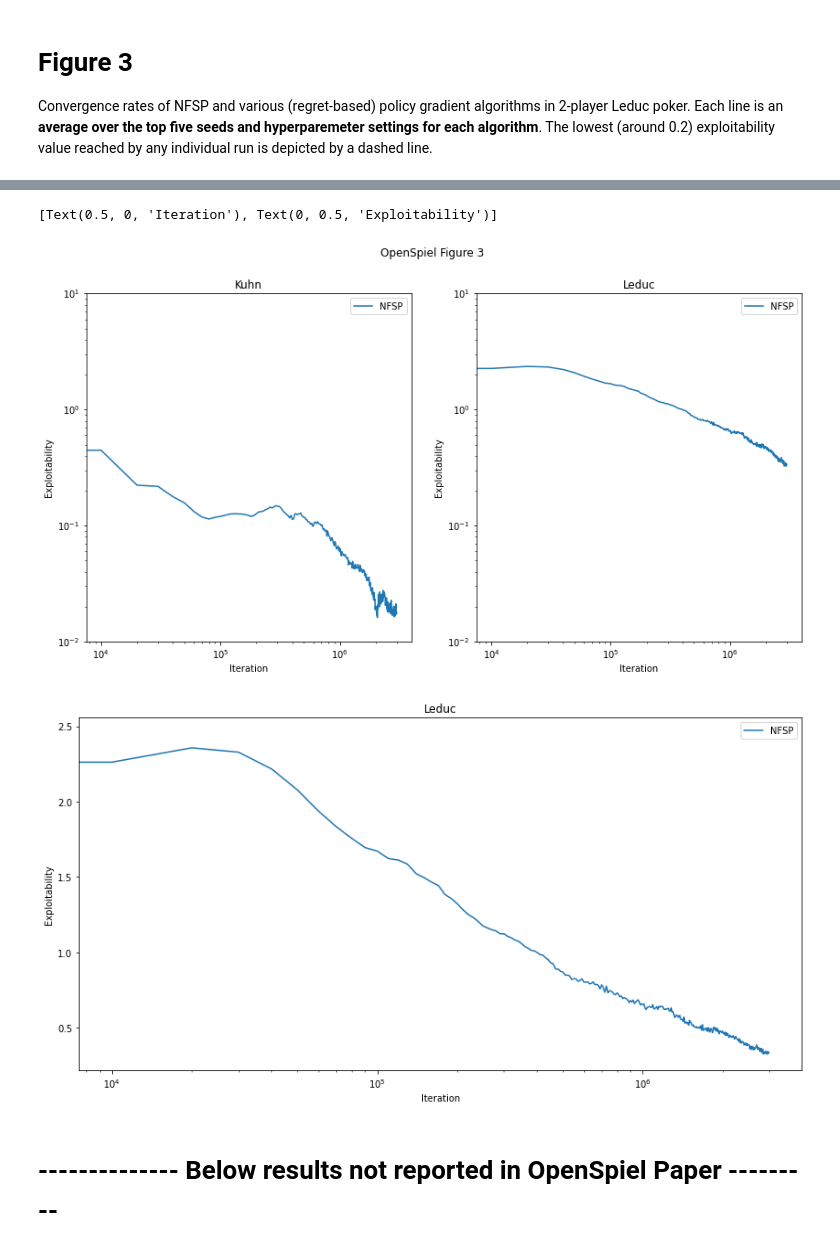
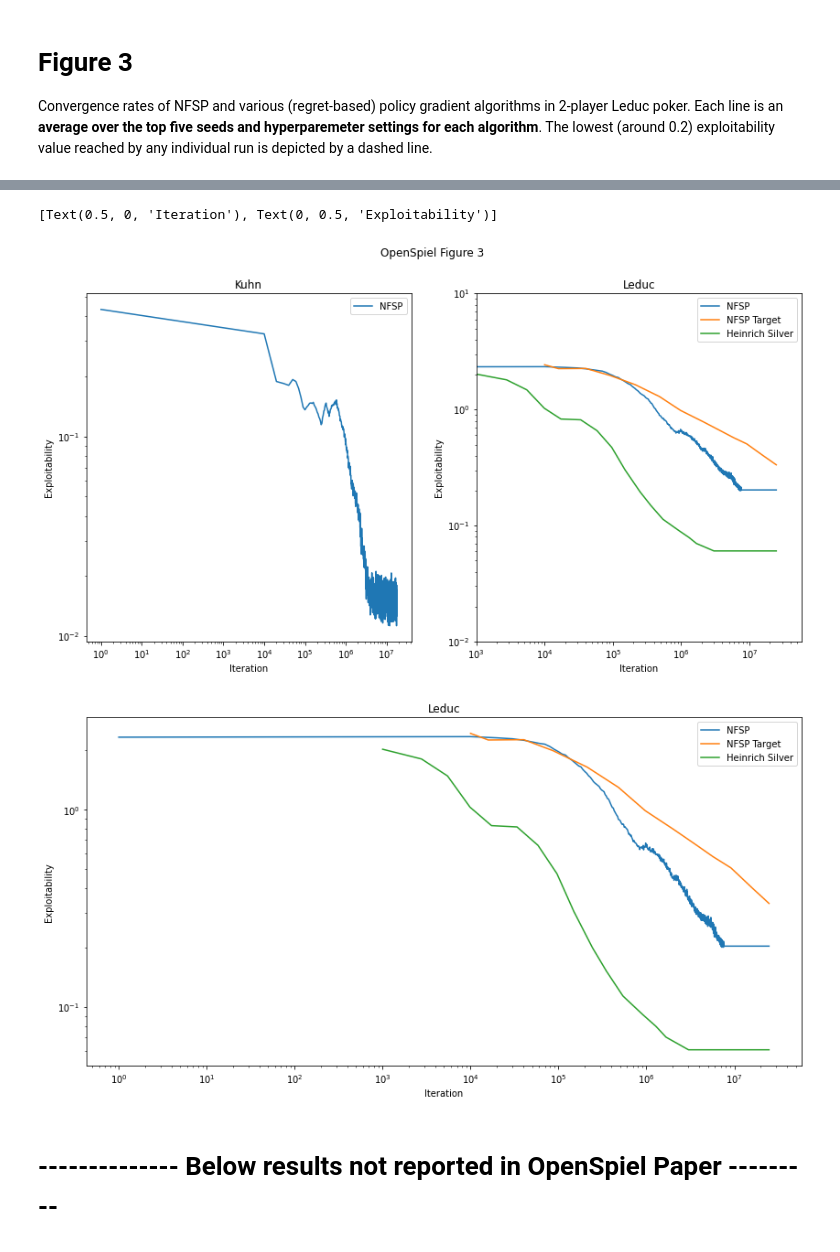
Before and after one commit to aicenter/openspiel_reproductions, a Jupyter notebook: benchmarks.ipynb, the cells around one changed output, grey strips where cells are left out. Cells and saved outputs as stored; diff of their text form; code cells hidden in the pictures.

```diff
--- a/benchmarks.ipynb
+++ b/benchmarks.ipynb
@@ -9,20 +7,20 @@ import matplotlib.pyplot as plt
 import pandas as pd
 import numpy as np
 # %%
-def load_batch(log_records):
+def load_batch(log_records, idx_offset=0):
     dat = pd.DataFrame()
     for path, label in log_records:
         d = pd.read_csv(path)
         d = d.set_index('iteration').rename(columns={'exploitability':label})
         dat = dat.join(d, how='outer')
+    dat.index += idx_offset
     return dat
 
 def log_interp(df, method="index"):
-    with np.errstate(divide='ignore', invalid='ignore'):
-        df.index = df.index.map(np.log)
-        df = df.apply(np.log)
+    df.index = df.index.map(np.log)
+    df = df.apply(np.log)
 
-    df = df.interpolate(method)
+    df = df.interpolate(method=method)
 
     df.index = df.index.map(np.exp)
     df = df.apply(np.exp)
@@ -99,33 +127,36 @@ Convergence rates of NFSP and various (regret-based) policy gradient algorithms
 # %%
 logx = True
 logy = True
 
-kuhn_logs = [("./logs/nfsp/nfsp_kuhn_0.csv", "NFSP")
+kuhn_logs = [("./logs/nfsp_kuhn_2.csv", "NFSP")
             ]
 
-leduc_logs = [("./logs/nfsp/nfsp_leduc_0.csv", "NFSP")
+leduc_logs = [("./logs/nfsp_leduc_1.csv", "NFSP"),
+              ("target_results/fig3_rcfr_leduc.csv", "NFSP Target"),
+              ("target_results/nfsp_heinrich_silver_leduc_128.csv", "Heinrich Silver")
             ]
 
-kuhn_dat = log_interp(load_batch(kuhn_logs))
-leduc_dat = log_interp(load_batch(leduc_logs))
+kuhn_dat = log_interp(load_batch(kuhn_logs, idx_offset=1)).dropna()
+leduc_dat = log_interp(load_batch(leduc_logs, idx_offset=1))
 
 fig, axes = plt.subplots(nrows=1, ncols=2, figsize=(14,7))
 fig.suptitle('OpenSpiel Figure 3')
 
 ax = kuhn_dat.plot(title="Kuhn", logx=logx, logy=logy, ax=axes[0])
 ax.set(xlabel="Iteration", ylabel="Exploitability")
-ax.set_ylim((.01, 10))
 
 ax = leduc_dat.plot(title="Leduc", logx=logx, logy=logy, ax=axes[1])
 ax.set(xlabel="Iteration", ylabel="Exploitability")
 ax.set_ylim((.01, 10))
+ax.set_xlim((1e3))
 
-ax = leduc_dat.plot(title="Leduc", logx=logx, logy=False, figsize=(14,7))
+ax = leduc_dat.plot(title="Leduc", logx=True, logy=True, figsize=(14,7))
 ax.set(xlabel="Iteration", ylabel="Exploitability")
+#ax.set_ylim((.1, 3))
 # %% [output]
 [Text(0.5, 0, 'Iteration'), Text(0, 0.5, 'Exploitability')]
-[figure, old version]
+[figure, new version]
-[figure, old version]
+[figure, new version]
 # %% [markdown]
 # -------------- Below results not reported in OpenSpiel Paper ---------
 # %% [markdown]
```
Also changed, not shown: parts of 5 cells of this notebook.
